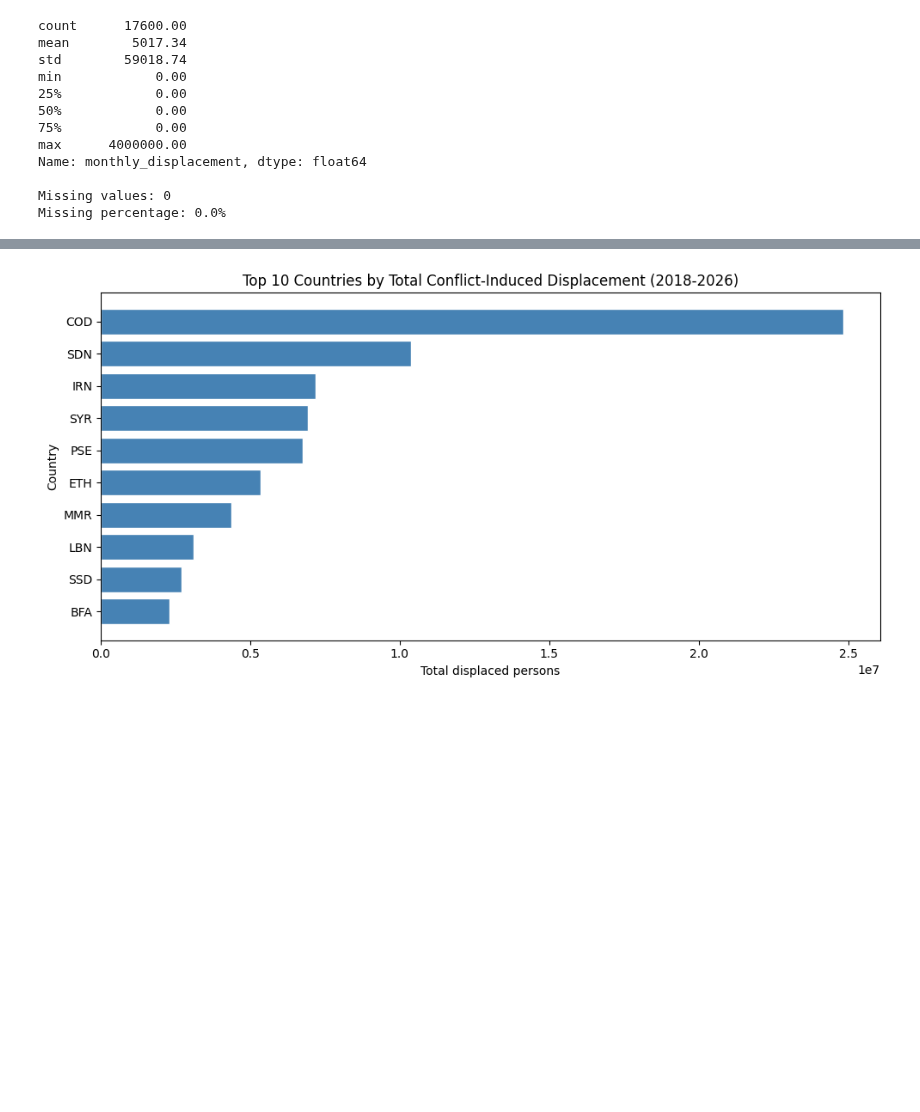
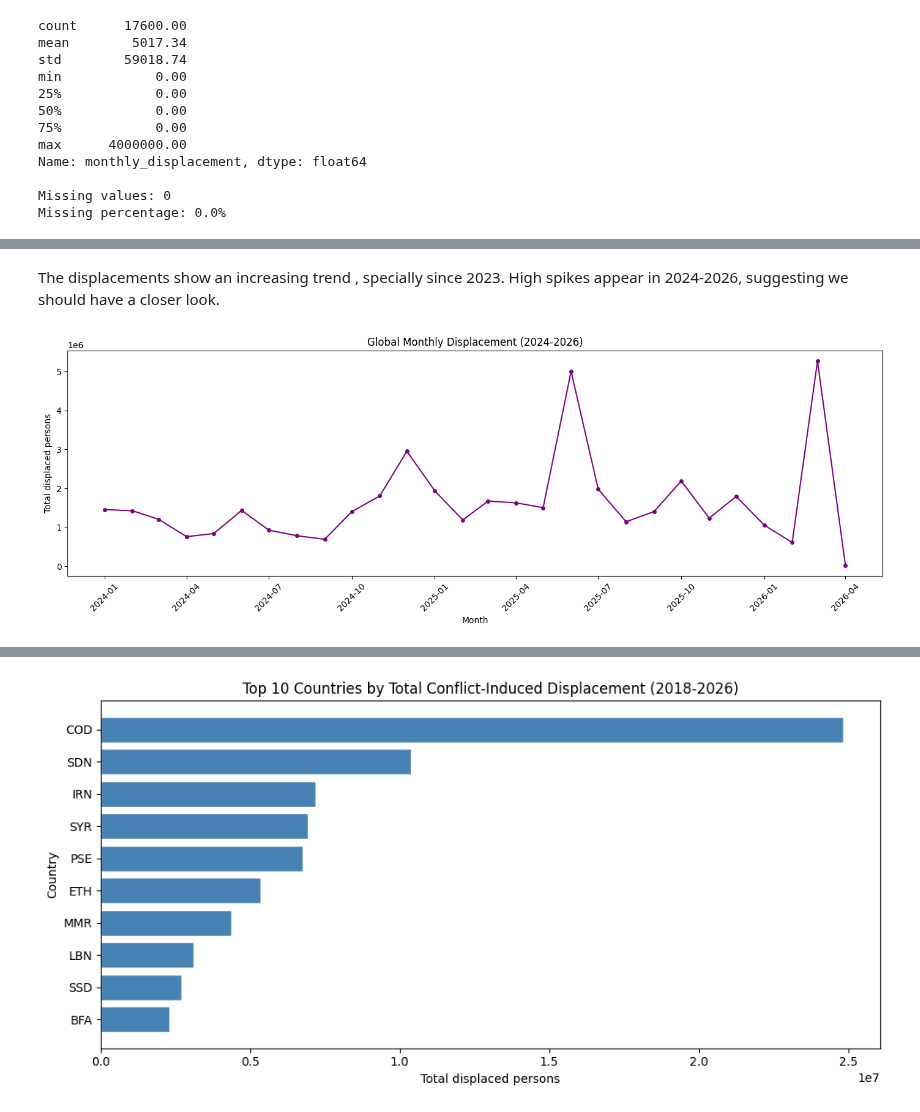
Before and after one commit to gallagelpi/Master_thesis, a Jupyter notebook: pipeline/EDA.ipynb, the cells around one changed output, grey strips where cells are left out. Cells and saved outputs as stored; diff of their text form; code cells hidden in the pictures; blank space fills up the shorter version.

```diff
--- a/pipeline/EDA.ipynb
+++ b/pipeline/EDA.ipynb
@@ -562,0 +619,18 @@ Missing percentage: 0.0%
+# %% [markdown]
+The displacements show an increasing trend , specially since 2023. High spikes appear in 2024-2026, suggesting we should have a closer look.
+# %%
+# Monthly displacement for 2024-2026 only
+recent = df[pd.to_datetime(df['month']).dt.year >= 2024]
+global_recent = recent.groupby('month')['monthly_displacement'].sum().reset_index()
+
+fig, ax = plt.subplots(figsize=(14, 5))
+ax.plot(pd.to_datetime(global_recent['month']), global_recent['monthly_displacement'],
+        color='purple', linewidth=1.5, marker='o', markersize=4)
+ax.set_title('Global Monthly Displacement (2024-2026)')
+ax.set_xlabel('Month')
+ax.set_ylabel('Total displaced persons')
+plt.xticks(rotation=45)
+plt.tight_layout()
+plt.show()
+# %% [output]
+[figure, added]
```
Also changed, not shown: parts of 36 cells of this notebook, 5 other files.
